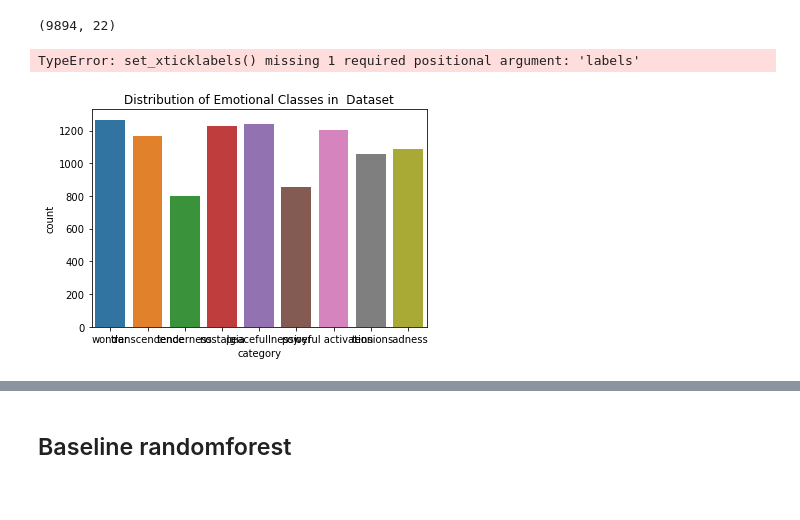
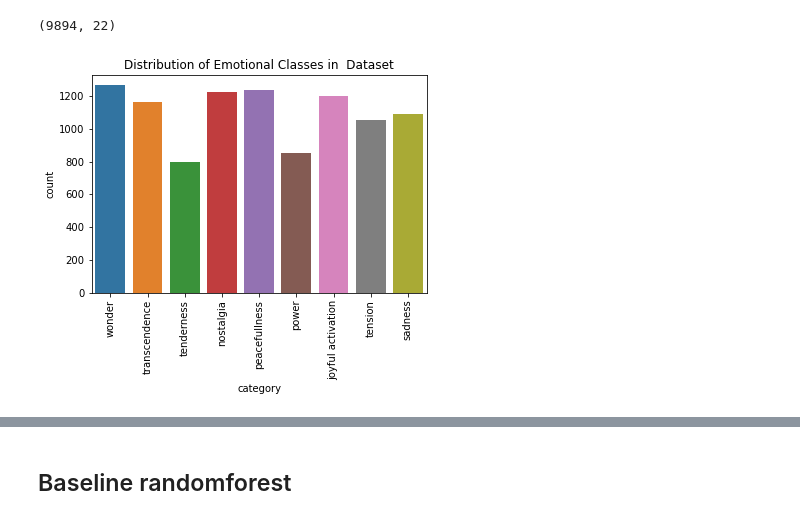
Before and after one commit to sulayman-ali/MusicMood, a Jupyter notebook: notebooks/EDA.ipynb, the cells around one changed output, grey strips where cells are left out. Cells and saved outputs as stored; diff of their text form; code cells hidden in the pictures.

Commit message:
graphs

```diff
--- a/notebooks/EDA.ipynb
+++ b/notebooks/EDA.ipynb
@@ -48,9 +52,9 @@ df.shape
 # %% [output]
 (9894, 22)
 # %%
-ax = sns.countplot(df.category)
+ax = sns.countplot(x = df.category)
 title = ax.set_title("Distribution of Emotional Classes in  Dataset")
-ticks = ax.set_xticklabels(rotation = 45)
+xticks = plt.xticks(rotation = 90)
+plt.savefig('distribution3.eps',bbox_inches='tight')
 # %% [output]
-TypeError: set_xticklabels() missing 1 required positional argument: 'labels'
-[figure, old version]
+[figure, new version]
```
Also changed, not shown: parts of 5 cells of this notebook, 7 other files.
